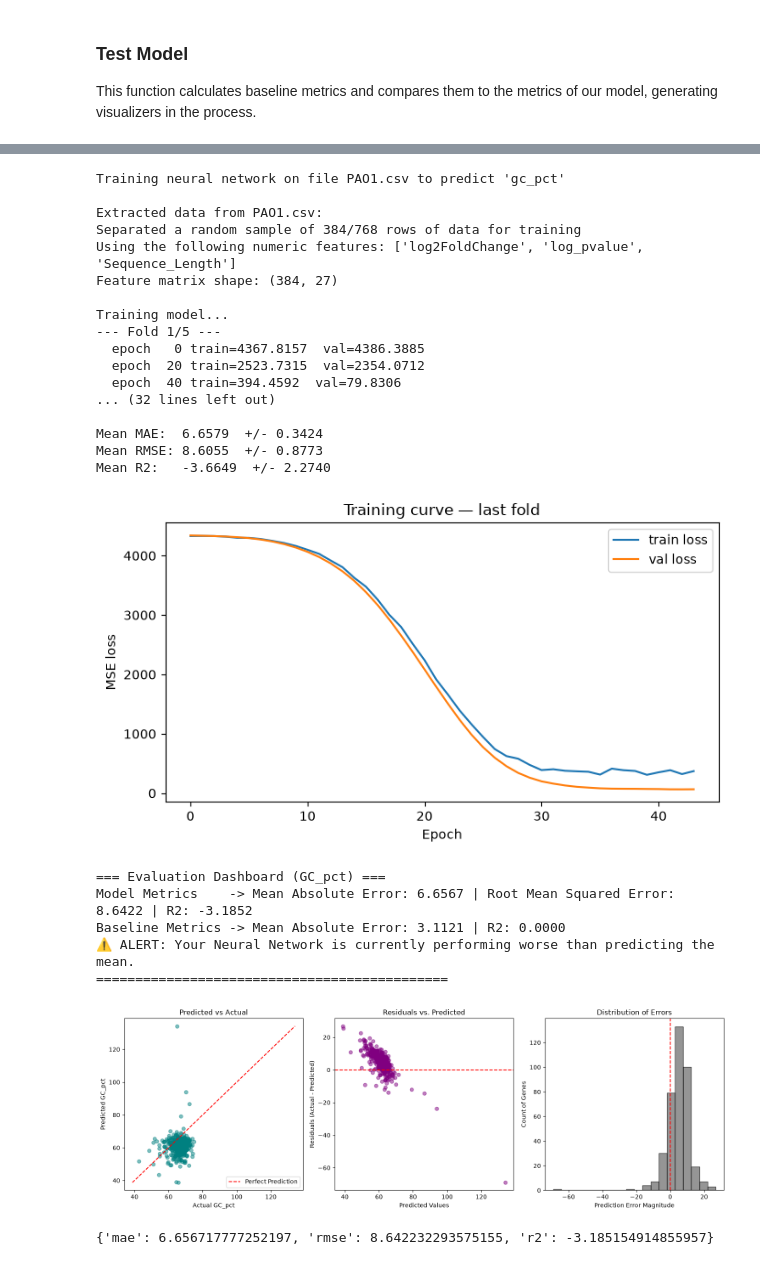
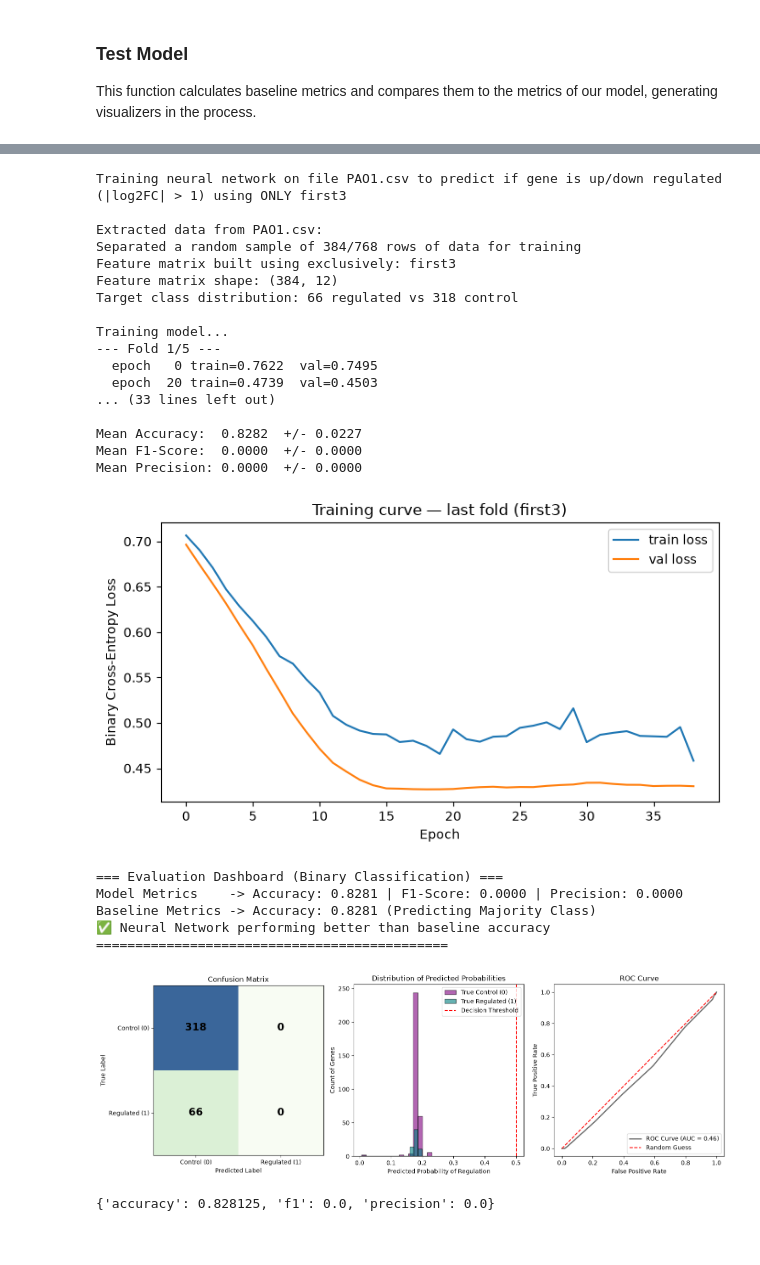
Before and after one commit to rcs227/cse190_ncbi_research, a Jupyter notebook: neural.ipynb, the cells around one changed output, grey strips where cells are left out. Drawn from its saved outputs; the diff is of its cells as text; code cells hidden in the pictures.

Commit message:
Working on predicting up/down regulation

```diff
--- a/neural.ipynb
+++ b/neural.ipynb
@@ -446,29 +393,3 @@ Baseline Metrics -> Mean Absolute Error: 1.4027 | R2: 0.0000
 # %%
-gc_model_50 = train_model_numeric("PAO1.csv", "gc_pct", .5)
+gc_model_50 = train_model_numeric("PAO1.csv", "gc_pct", .5, epochs=5000)
 test_model(gc_model_50)
-# %% [output]
-Training neural network on file PAO1.csv to predict 'gc_pct'
-
-Extracted data from PAO1.csv:
-Separated a random sample of 384/768 rows of data for training
-Using the following numeric features: ['log2FoldChange', 'log_pvalue', 'Sequence_Length']
-Feature matrix shape: (384, 27)
-
-Training model...
---- Fold 1/5 ---
-  epoch   0 train=4367.8157  val=4386.3885
-  epoch  20 train=2523.7315  val=2354.0712
-  epoch  40 train=394.4592  val=79.8306
-... (32 lines left out)
-
-Mean MAE:  6.6579  +/- 0.3424
-Mean RMSE: 8.6055  +/- 0.8773
-Mean R2:   -3.6649  +/- 2.2740
-[figure, removed]
-=== Evaluation Dashboard (GC_pct) ===
-Model Metrics    -> Mean Absolute Error: 6.6567 | Root Mean Squared Error: 8.6422 | R2: -3.1852
-Baseline Metrics -> Mean Absolute Error: 3.1121 | R2: 0.0000
-⚠️ ALERT: Your Neural Network is currently performing worse than predicting the mean.
-=============================================
-[figure, removed]
-{'mae': 6.656717777252197, 'rmse': 8.642232293575155, 'r2': -3.185154914855957}
@@ -474,0 +681,29 @@ Baseline Metrics -> Mean Absolute Error: 3.1121 | R2: 0.0000
+# %%
+mod = train_model_classification(input_file="PAO1.csv", metric = "first3", data_pct=.5)
+test_model_classification(mod)
+# %% [output]
+Training neural network on file PAO1.csv to predict if gene is up/down regulated (|log2FC| > 1) using ONLY first3
+
+Extracted data from PAO1.csv:
+Separated a random sample of 384/768 rows of data for training
+Feature matrix built using exclusively: first3
+Feature matrix shape: (384, 12)
+Target class distribution: 66 regulated vs 318 control
+
+Training model...
+--- Fold 1/5 ---
+  epoch   0 train=0.7622  val=0.7495
+  epoch  20 train=0.4739  val=0.4503
+... (33 lines left out)
+
+Mean Accuracy:  0.8282  +/- 0.0227
+Mean F1-Score:  0.0000  +/- 0.0000
+Mean Precision: 0.0000  +/- 0.0000
+[figure, added]
+=== Evaluation Dashboard (Binary Classification) ===
+Model Metrics    -> Accuracy: 0.8281 | F1-Score: 0.0000 | Precision: 0.0000
+Baseline Metrics -> Accuracy: 0.8281 (Predicting Majority Class)
+✅ Neural Network performing better than baseline accuracy
+=============================================
+[figure, added]
+{'accuracy': 0.828125, 'f1': 0.0, 'precision': 0.0}
```
Also changed, not shown: parts of 9 cells of this notebook.
